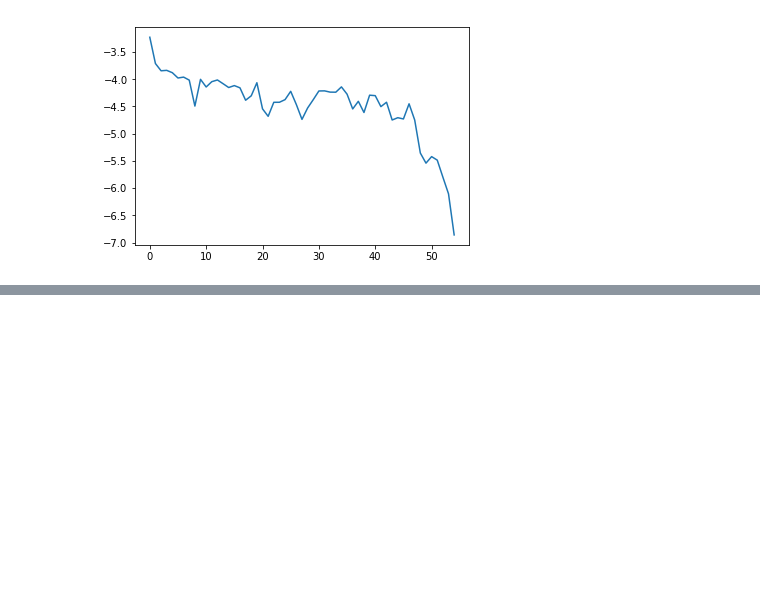
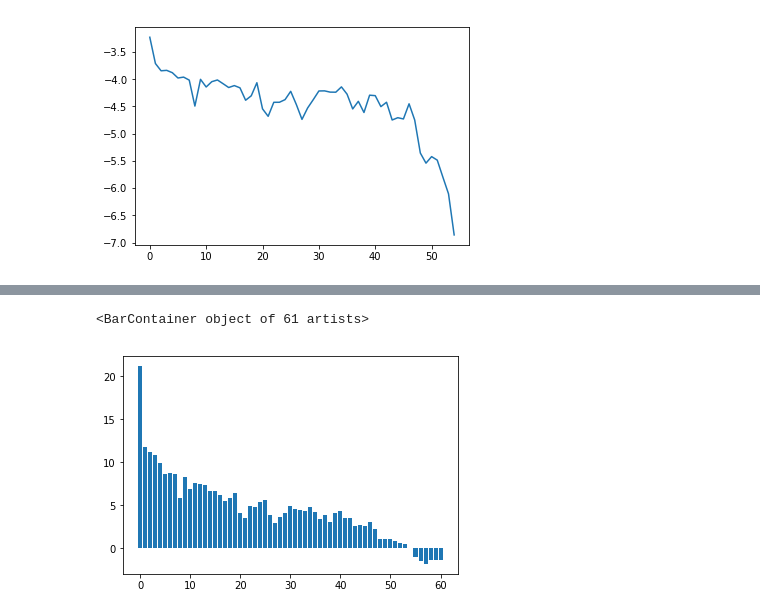
Before and after one commit to elicassion/Do-Popular-Songs-Endure, a Jupyter notebook: scripts/DoSongsEndure_Ultimate.ipynb, the cells around one changed output, grey strips where cells are left out. Saved outputs shown, nothing was run; the diff lists cells and outputs as text; code cells hidden in the pictures; blank space fills up the shorter version.

Commit message:
lgbm model

```diff
--- a/scripts/DoSongsEndure_Ultimate.ipynb
+++ b/scripts/DoSongsEndure_Ultimate.ipynb
@@ -375,0 +493,8 @@ np
+# %%
+feature_gap_df = pd.read_csv(join_path(data_path, 'features_ga0.1.csv')) # g, a penalty
+FEATURES = ['y_'+str(i) for i in range(0, 61)]
+# print (len(feature_df))
+lr_gap = linear_model.LinearRegression()
+lr_gap.fit(np.log(feature_gap_df[FEATURES]), feature_gap_df['spotify_popularity_2018'])
+lr_gap_coefs = lr_gap.coef_
+print ('Coefficients of Linear Regression: \n', lr_gap_coefs)
@@ -375,0 +514,5 @@ np
+# %%
+plt.bar(range(len(lr_gap_coefs)), lr_gap_coefs)
+# %% [output]
+<BarContainer object of 61 artists>
+[figure, added]
```
Also changed, not shown: parts of 24 cells of this notebook.
